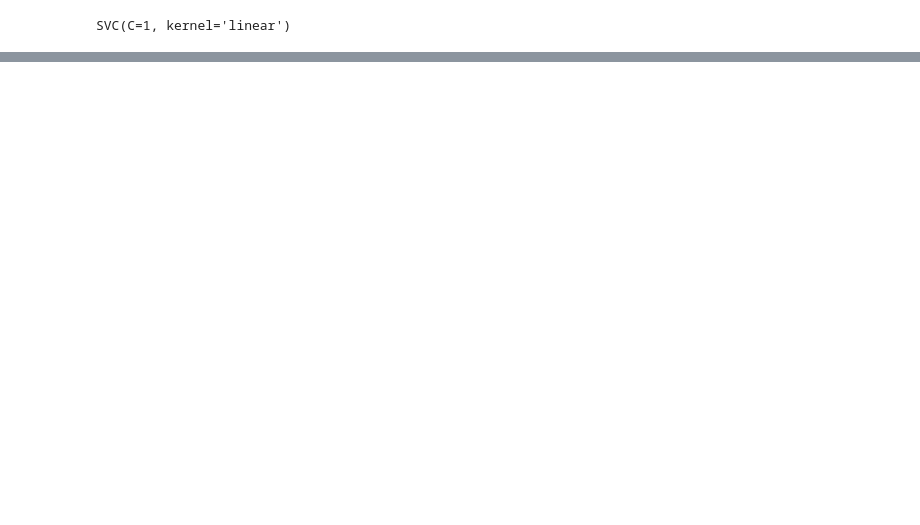
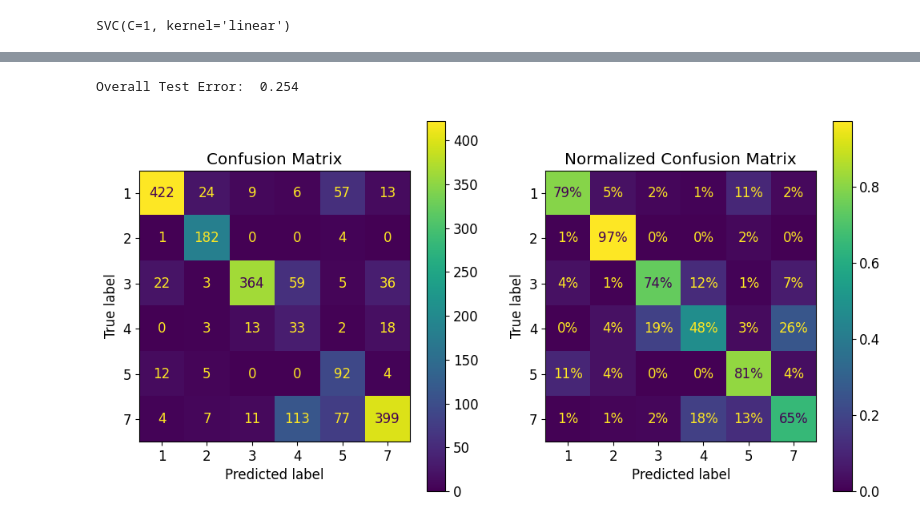
Before and after one commit to airidas23/SVM, a Jupyter notebook: SMV_Project.ipynb, the cells around one changed output, grey strips where cells are left out. Drawn from its saved outputs; the diff is of its cells as text; code cells hidden in the pictures; blank space fills up the shorter version.

```diff
--- a/SMV_Project.ipynb
+++ b/SMV_Project.ipynb
@@ -207,0 +208,24 @@ SVC(C=1, kernel='linear')
+# %%
+
+# Make predictions on the test set
+y_pred = best_svm_scaled.predict(X_test_scaled)
+
+# Calculate overall test error
+sample_weight = (y_pred != df_test['V37'])
+overall_error = np.average(sample_weight, weights=None)
+
+print("Overall Test Error: ", overall_error)
+# %% [output]
+Overall Test Error:  0.254
+# %%
+fig, axs = plt.subplots(nrows=1, ncols=2, figsize=(12, 6))
+plt.rc('font', size=12)
+ConfusionMatrixDisplay.from_predictions(y_pred, df_test['V37'], ax=axs[0])
+axs[0].set_title("Confusion Matrix")
+
+plt.rc('font', size=12)
+ConfusionMatrixDisplay.from_predictions(y_pred, df_test['V37'], normalize="true", ax=axs[1], values_format=".0%")
+axs[1].set_title("Normalized Confusion Matrix")
+plt.show()
+# %% [output]
+[figure, added]
```
Also changed, not shown: parts of 22 cells of this notebook.
